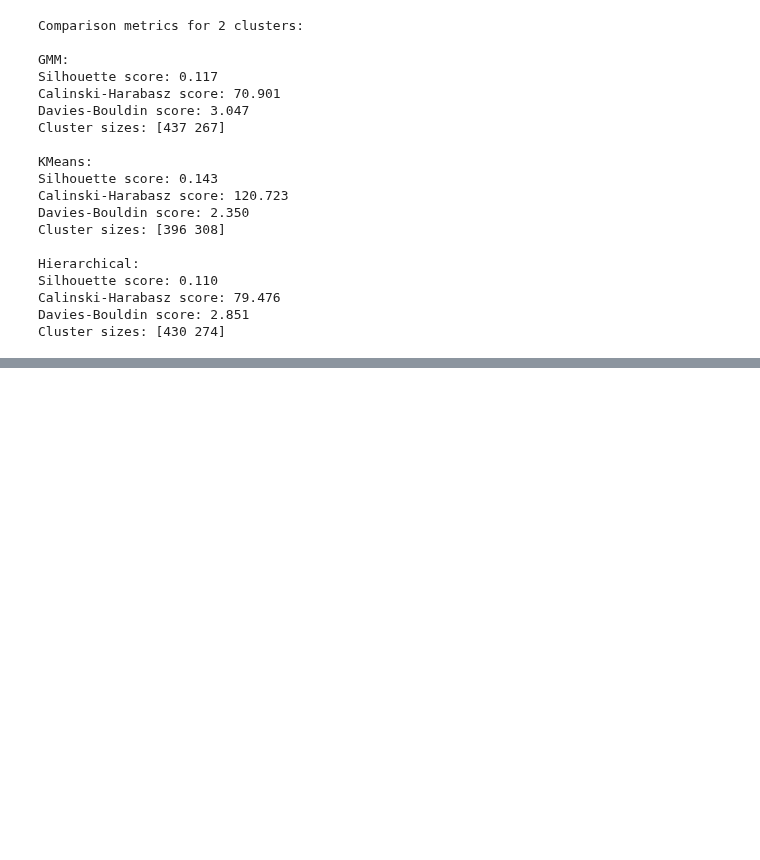
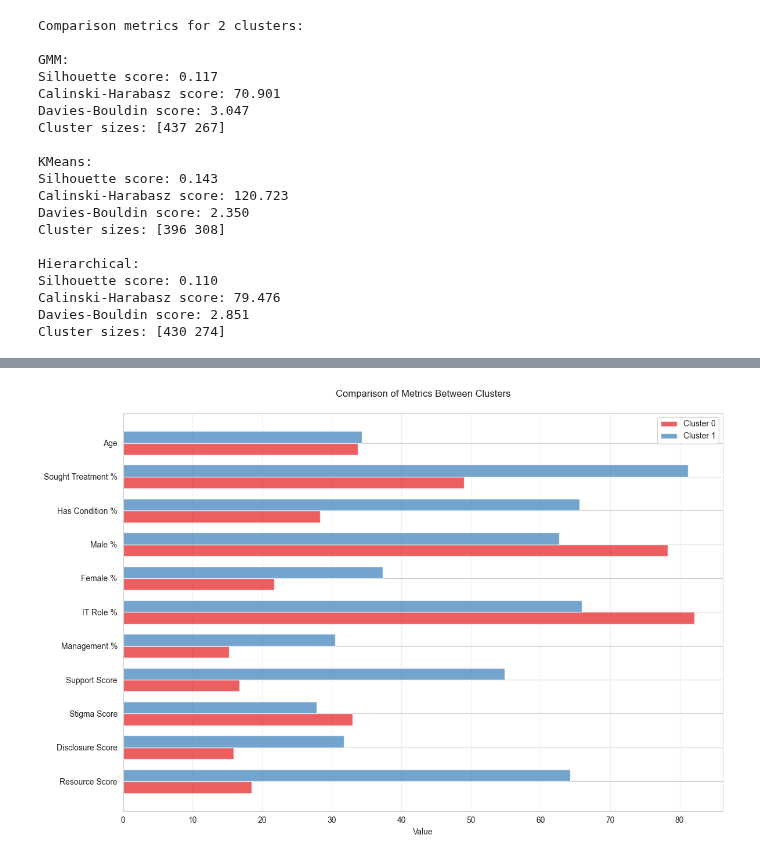
Before and after one commit to KonradKlein91/ml_unservised_learning, a Jupyter notebook: main.ipynb, the cells around one changed output, grey strips where cells are left out. Drawn from its saved outputs; the diff is of its cells as text; code cells hidden in the pictures; blank space fills up the shorter version.

Commit message:
add cluster characteristics

```diff
--- a/main.ipynb
+++ b/main.ipynb
@@ -1378,6 +1379,13 @@ features_for_clustering = df[[
 
 # Add the composite scores
 features_for_clustering = pd.concat([features_for_clustering, scores], axis=1)
+
+#save df for cluster analysis
+fullfeature_df = df.copy()
+fullfeature_df['support_score'] = scores['support_score']
+fullfeature_df['stigma_score'] = scores['stigma_score']
+fullfeature_df['disclosure_score'] = scores['disclosure_score']
+fullfeature_df['resource_score'] = scores['resource_score']
 # %%
 features_for_clustering.info()
 features_for_clustering.head()
@@ -1700,0 +1721,4 @@ Cluster sizes: [430 274]
+# %%
+# Copy data and add cluster labels
+df = fullfeature_df.copy()
+df['Cluster'] = final_clusters['KMeans']
@@ -1700,0 +1743,82 @@ Cluster sizes: [430 274]
+# %%
+# Analyze first cluster
+cluster_0 = df[df['Cluster'] == 0]
+cluster_0_metrics = {
+    'Size': len(cluster_0),
+    'Age': f"{cluster_0['age'].mean():.1f}",
+    'Sought Treatment %': f"{cluster_0['sought_treatment'].mean()*100:.1f}%",
+    'Has Condition %': f"{cluster_0['has_condition'].mean()*100:.1f}%",
+    'Male %': f"{cluster_0['gender_Male'].mean()*100:.1f}%",
+    'Female %': f"{cluster_0['gender_Female'].mean()*100:.1f}%",
+    'IT Role %': f"{cluster_0['Is_IT_Role'].mean()*100:.1f}%",
+    'Management %': f"{cluster_0['Is_Management'].mean()*100:.1f}%",
+    'Support Score': f"{cluster_0['support_score'].mean():.1f}",
+    'Stigma Score': f"{cluster_0['stigma_score'].mean():.1f}",
+    'Disclosure Score': f"{cluster_0['disclosure_score'].mean():.1f}",
+    'Resource Score': f"{cluster_0['resource_score'].mean():.1f}"
+}
+
+# Analyze second cluster
+cluster_1 = df[df['Cluster'] == 1]
+cluster_1_metrics = {
+    'Size': len(cluster_1),
+    'Age': f"{cluster_1['age'].mean():.1f}",
+    'Sought Treatment %': f"{cluster_1['sought_treatment'].mean()*100:.1f}%",
+    'Has Condition %': f"{cluster_1['has_condition'].mean()*100:.1f}%",
+    'Male %': f"{cluster_1['gender_Male'].mean()*100:.1f}%",
+    'Female %': f"{cluster_1['gender_Female'].mean()*100:.1f}%",
+    'IT Role %': f"{cluster_1['Is_IT_Role'].mean()*100:.1f}%",
+    'Management %': f"{cluster_1['Is_Management'].mean()*100:.1f}%",
+    'Support Score': f"{cluster_1['support_score'].mean():.1f}",
+    'Stigma Score': f"{cluster_1['stigma_score'].mean():.1f}",
+    'Disclosure Score': f"{cluster_1['disclosure_score'].mean():.1f}",
+    'Resource Score': f"{cluster_1['resource_score'].mean():.1f}"
+}
+
+# Remove 'Size' and convert other metrics to numeric values
+plot_metrics = {k: float(v.rstrip('%')) if isinstance(v, str) and '%' in v else float(v)
+                for k, v in cluster_0_metrics.items()
+                if k != 'Size'}
+
+# Create lists of metrics and values
+metrics = list(plot_metrics.keys())
+cluster0_values = [float(cluster_0_metrics[m].rstrip('%')) if isinstance(cluster_0_metrics[m], str) and '%' in cluster_0_metrics[m]
+                   else float(cluster_0_metrics[m]) for m in metrics]
+cluster1_values = [float(cluster_1_metrics[m].rstrip('%')) if isinstance(cluster_1_metrics[m], str) and '%' in cluster_1_metrics[m]
+                   else float(cluster_1_metrics[m]) for m in metrics]
+
+# Create horizontal bar chart
+fig, ax = plt.subplots(figsize=(12, 8))
+
+# Define bar positions
+y_pos = np.arange(len(metrics))
+bar_height = 0.35
+
+# Create bars
+ax.barh(y_pos + bar_height/2, cluster0_values, bar_height,
+        label='Cluster 0', color='#E41A1C', alpha=0.7)
+ax.barh(y_pos - bar_height/2, cluster1_values, bar_height,
+        label='Cluster 1', color='#377EB8', alpha=0.7)
+
+# Customize plot
+ax.set_yticks(y_pos)
+ax.set_yticklabels(metrics)
+ax.invert_yaxis()  # Reverse order to have first metric at top
+
+# Add grid
+ax.grid(True, axis='x', alpha=0.3)
+
+# Add labels and title
+ax.set_xlabel('Value')
+ax.set_title('Comparison of Metrics Between Clusters', pad=20)
+
+# Add legend
+ax.legend()
+
+# Adjust layout
+plt.tight_layout()
+
+# Show plot
+plt.show()
+# %% [output]
+[figure, added]
```
Also changed, not shown: parts of 7 cells of this notebook.
